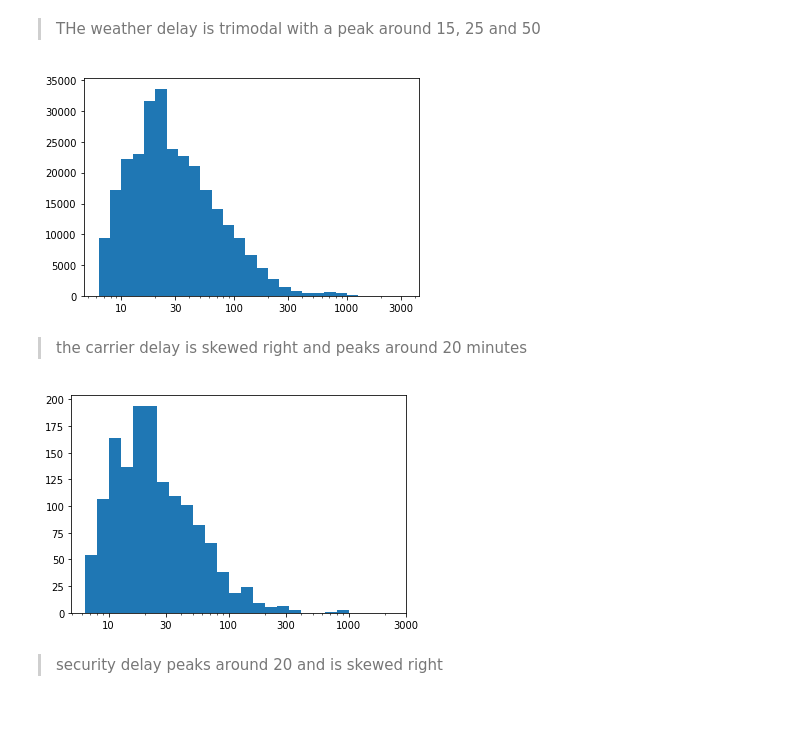
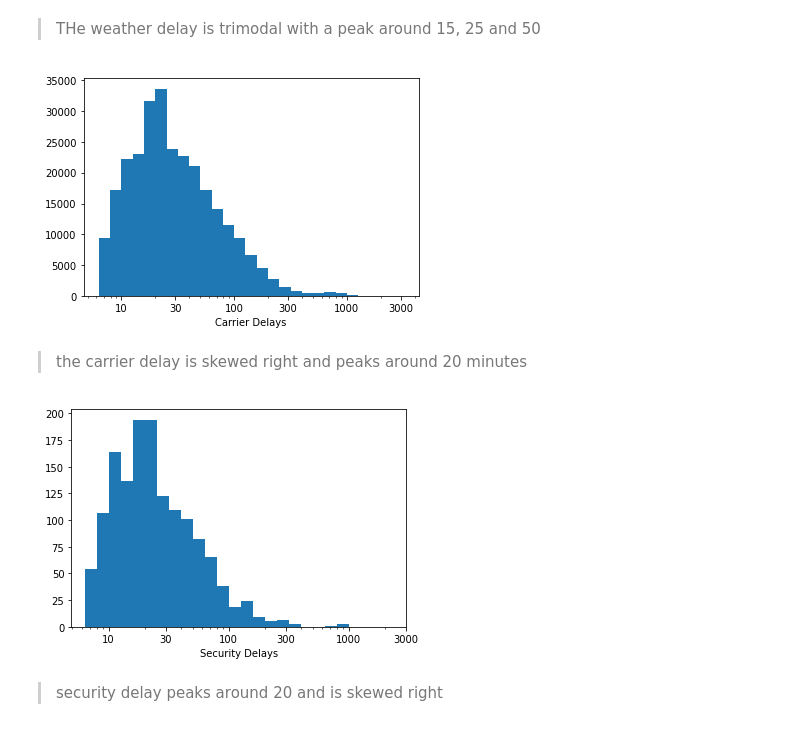
Before and after one commit to jpowellsdak/communicate_data_findings, a Jupyter notebook: exploration_template.ipynb, the cells around one changed output. Drawn from its saved outputs; the diff is of its cells as text; code cells hidden in the pictures.

```diff
--- a/exploration_template.ipynb
+++ b/exploration_template.ipynb
@@ -523,11 +538,12 @@ plt.xlabel('weather delay in minutes');
 # %%
 bin_edges = 10 ** np.arange(0.8, np.log10(subset_top10_or_df.CARRIER_DELAY.max())+0.1, 0.1)
 plt.hist(subset_top10_or_df.CARRIER_DELAY, bins = bin_edges)
 plt.xscale('log')
 tick_locs = [10, 30, 100, 300, 1000, 3000]
 plt.xticks(tick_locs, tick_locs);
+plt.xlabel('Carrier Delays');
 # %% [output]
-[figure, old version]
+[figure, new version]
 # %% [markdown]
 > the carrier delay is skewed right and peaks around 20 minutes
 # %%
@@ -536,8 +552,9 @@ plt.hist(subset_top10_or_df.SECURITY_DELAY, bins = bin_edges)
 plt.xscale('log')
 tick_locs = [10, 30, 100, 300, 1000, 3000]
 plt.xticks(tick_locs, tick_locs);
+plt.xlabel('Security Delays');
 # %% [output]
-[figure, old version]
+[figure, new version]
 # %% [markdown]
 > security delay peaks around 20 and is skewed right
 # %% [markdown]
```
Also changed, not shown: parts of 20 cells of this notebook, 4 other files.
